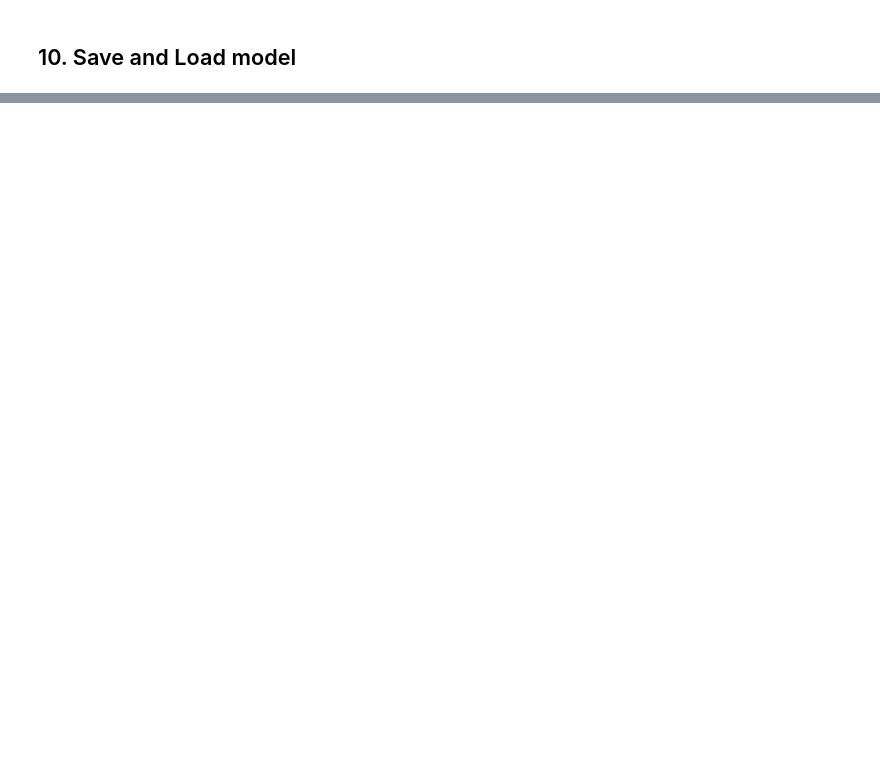
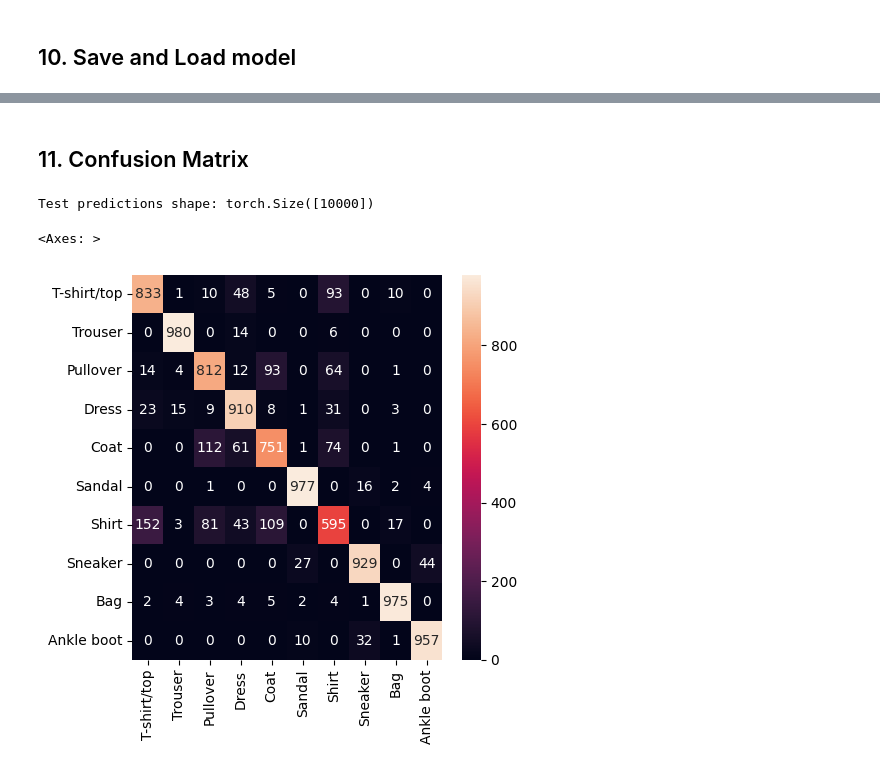
Before and after one commit to Adi-UA/pytorch-course, a Jupyter notebook: 03_computer_vision.ipynb, the cells around one changed output, grey strips where cells are left out. Cells and saved outputs as stored; diff of their text form; code cells hidden in the pictures; blank space fills up the shorter version.

```diff
--- a/03_computer_vision.ipynb
+++ b/03_computer_vision.ipynb
@@ -195,7 +181,7 @@ Output shape: torch.Size([1, 10])
 from torchmetrics import Accuracy
 
 loss_fn = nn.CrossEntropyLoss()
-optimizer = torch.optim.Adam(model.parameters(), lr=0.01)
+optimizer = torch.optim.Adam(loaded_model.parameters(), lr=0.01)
 acc_fn = Accuracy(task="multiclass", num_classes=len(classes)).to(device)
 
 
@@ -580,0 +569,19 @@ plot_sample_predictions(loaded_model, test_data, classes, device)
+# %% [markdown]
+## 11. Confusion Matrix
+# %%
+# Make predictions
+loaded_model.eval()
+loaded_model.to(device)
+with torch.inference_mode():
+    test_preds = []
+    for X_test, Y_test in tqdm(test_data_loader):
+        X_test, Y_test = X_test.to(device), Y_test.to(device)
+        Y_test_pred = loaded_model(X_test)
+        test_preds.append(Y_test_pred.argmax(dim=1))
+
+    test_preds = torch.cat(test_preds)
+    print(f"Test predictions shape: {test_preds.shape}")
+# %% [output]
+Test predictions shape: torch.Size([10000])
+<Axes: >
+[figure, added]
```
Also changed, not shown: parts of 12 cells of this notebook, 1 other file.
